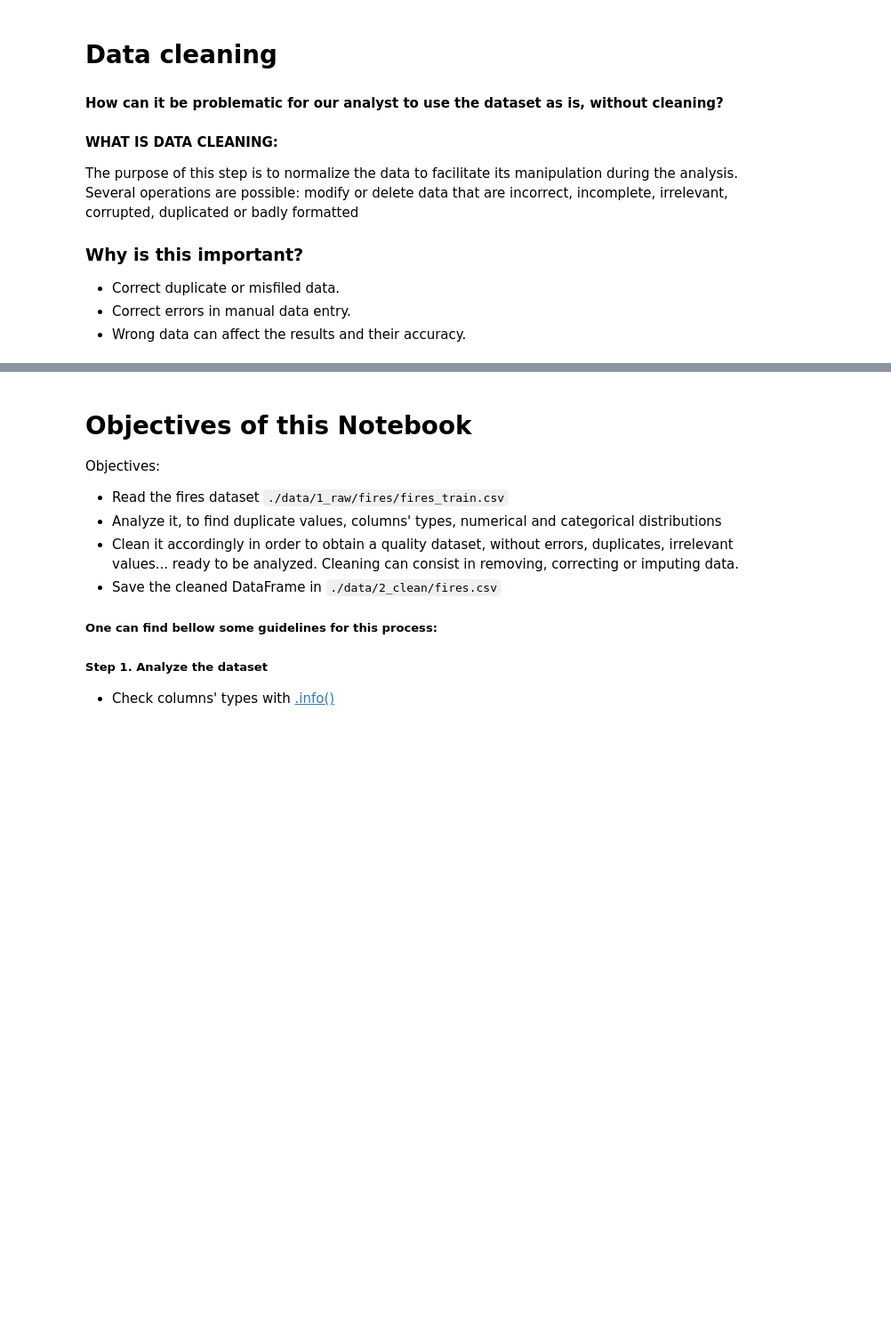
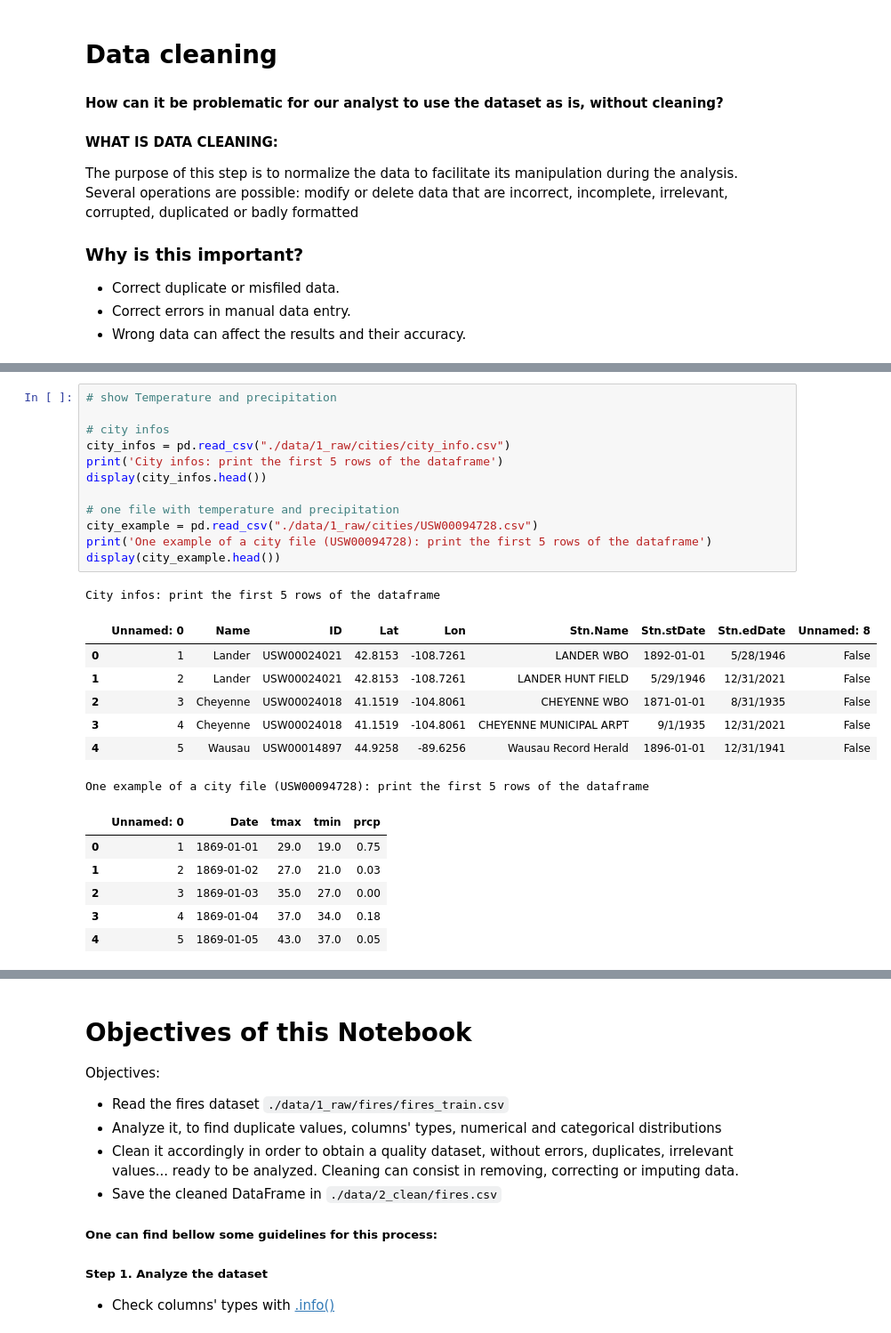
Before and after one commit to YannBerthelotCap/bootcamp-hiparis2022, a Jupyter notebook: 1_fires_preparation.ipynb, the cells around one changed output, grey strips where cells are left out. Shown at 89% size. Drawn from its saved outputs; the diff is of its cells as text; blank space fills up the shorter version.

```diff
--- a/1_fires_preparation.ipynb
+++ b/1_fires_preparation.ipynb
@@ -67,0 +74,27 @@ Multiple datasets will be used to compute features for the final model. All raw
+# %%
+# show Temperature and precipitation
+
+# city infos
+city_infos = pd.read_csv("./data/1_raw/cities/city_info.csv")
+print('City infos: print the first 5 rows of the dataframe')
+display(city_infos.head())
+
+# one file with temperature and precipitation
+city_example = pd.read_csv("./data/1_raw/cities/USW00094728.csv")
+print('One example of a city file (USW00094728): print the first 5 rows of the dataframe')
+display(city_example.head())
+# %% [output]
+City infos: print the first 5 rows of the dataframe
+|  | Unnamed: 0 | Name | ID | Lat | Lon | Stn.Name | Stn.stDate | Stn.edDate | Unnamed: 8 |
+| 0 | 1 | Lander | USW00024021 | 42.8153 | -108.7261 | LANDER WBO | 1892-01-01 | 5/28/1946 | False |
+| 1 | 2 | Lander | USW00024021 | 42.8153 | -108.7261 | LANDER HUNT FIELD | 5/29/1946 | 12/31/2021 | False |
+| 2 | 3 | Cheyenne | USW00024018 | 41.1519 | -104.8061 | CHEYENNE WBO | 1871-01-01 | 8/31/1935 | False |
+| 3 | 4 | Cheyenne | USW00024018 | 41.1519 | -104.8061 | CHEYENNE MUNICIPAL ARPT | 9/1/1935 | 12/31/2021 | False |
+| 4 | 5 | Wausau | USW00014897 | 44.9258 | -89.6256 | Wausau Record Herald | 1896-01-01 | 12/31/1941 | False |
+One example of a city file (USW00094728): print the first 5 rows of the dataframe
+|  | Unnamed: 0 | Date | tmax | tmin | prcp |
+| 0 | 1 | 1869-01-01 | 29.0 | 19.0 | 0.75 |
+| 1 | 2 | 1869-01-02 | 27.0 | 21.0 | 0.03 |
+| 2 | 3 | 1869-01-03 | 35.0 | 27.0 | 0.00 |
+| 3 | 4 | 1869-01-04 | 37.0 | 34.0 | 0.18 |
+| 4 | 5 | 1869-01-05 | 43.0 | 37.0 | 0.05 |
```
Also changed, not shown: parts of 13 cells of this notebook, 2 other files.
